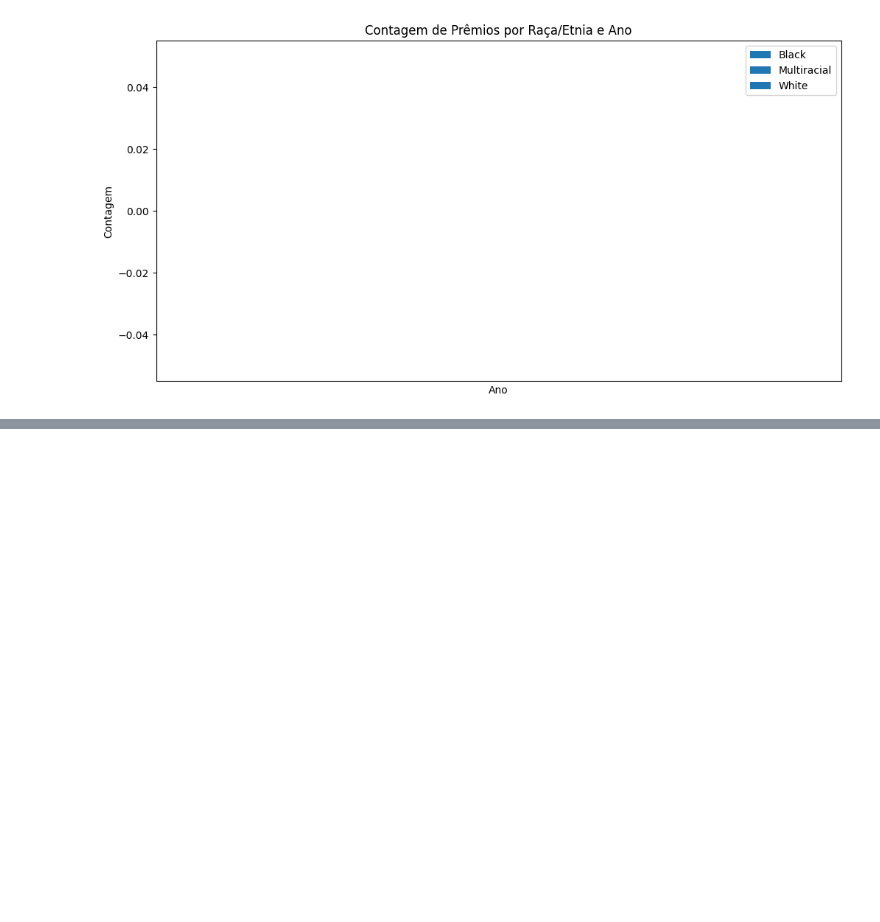
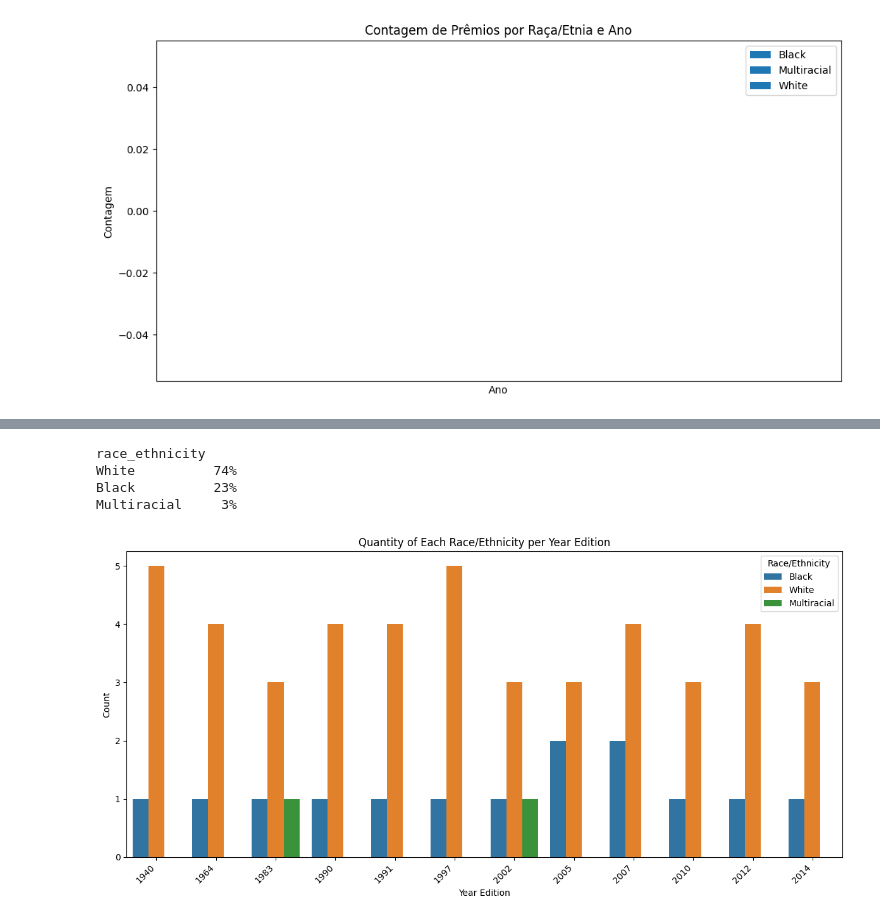
Before and after one commit to Wanuzia/Python_PretaLab, a Jupyter notebook: Oscar_analysisipynb.ipynb, the cells around one changed output, grey strips where cells are left out. Saved outputs shown, nothing was run; the diff lists cells and outputs as text; code cells hidden in the pictures; blank space fills up the shorter version.

Commit message:
adicionando tables filtradas pelo ano de edição em que tem black

```diff
--- a/Oscar_analysisipynb.ipynb
+++ b/Oscar_analysisipynb.ipynb
@@ -323,0 +326,4 @@ plt.show()
+# %%
+import pandas as pd
+
+years_with_black_winners = pd.read_csv('/content/bquxjob_2156be4d_192c0b14dc6.csv')
@@ -323,0 +349,10 @@ plt.show()
+# %%
+# Exibir em percentual (%) os valores de race_ethnicity por ano
+total_percentual = years_with_black_winners['race_ethnicity'].value_counts(normalize=True)
+formatted_percentual = total_percentual.apply(lambda x: f'{x * 100:.0f}%').to_string()
+print(formatted_percentual)
+# %% [output]
+race_ethnicity
+White          74%
+Black          23%
+Multiracial     3%
@@ -323,0 +364,21 @@ plt.show()
+# %%
+# Fazer gráfico mostrando a quantidade de cada race_ethnicity por year_edition na table years_with_black_winners
+
+# Group data by year_edition and race_ethnicity, then count occurrences
+race_ethnicity_by_year = years_with_black_winners.groupby(['year_edition', 'race_ethnicity'])['name'].count().reset_index()
+
+# Rename the 'name' column to 'count' for clarity
+race_ethnicity_by_year = race_ethnicity_by_year.rename(columns={'name': 'count'})
+
+# Create the plot using seaborn
+plt.figure(figsize=(12, 6))  # Adjust figure size as needed
+sns.barplot(x='year_edition', y='count', hue='race_ethnicity', data=race_ethnicity_by_year)
+plt.title('Quantity of Each Race/Ethnicity per Year Edition')
+plt.xlabel('Year Edition')
+plt.ylabel('Count')
+plt.xticks(rotation=45, ha='right')  # Rotate x-axis labels for readability
+plt.legend(title='Race/Ethnicity')
+plt.tight_layout()
+plt.show()
+# %% [output]
+[figure, added]
```
Also changed, not shown: parts of 4 cells of this notebook.
